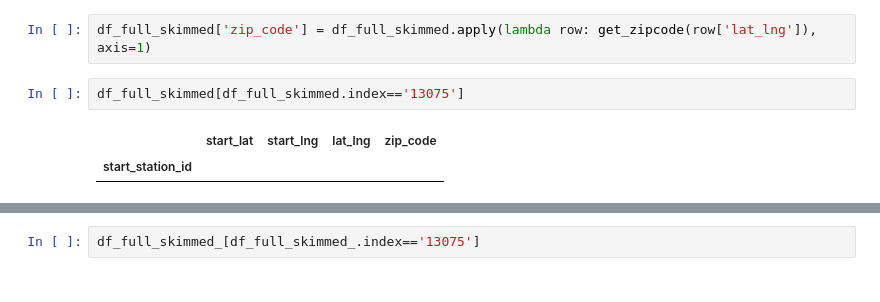
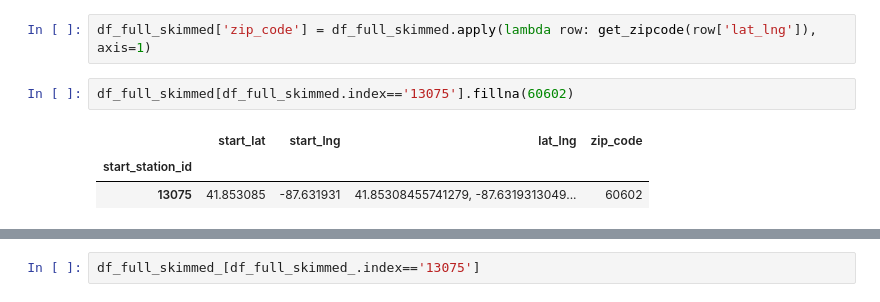
Before and after one commit to ramankhurana/ExtFormer, a Jupyter notebook: auxutils/DivvyDataPrepration.ipynb, the cells around one changed output, grey strips where cells are left out. Saved outputs shown, nothing was run; the diff lists cells and outputs as text.

```diff
--- a/auxutils/DivvyDataPrepration.ipynb
+++ b/auxutils/DivvyDataPrepration.ipynb
@@ -104,10 +104,11 @@ df_full_skimmed
 # %%
 df_full_skimmed['zip_code'] = df_full_skimmed.apply(lambda row: get_zipcode(row['lat_lng']), axis=1)
 # %%
-df_full_skimmed[df_full_skimmed.index=='13075']
+df_full_skimmed[df_full_skimmed.index=='13075'].fillna(60602)
 # %% [output]
 |  | start_lat | start_lng | lat_lng | zip_code |
 | start_station_id |  |  |  |  |
+| 13075 | 41.853085 | -87.631931 | 41.85308455741279, -87.6319313049... | 60602 |
 # %%
 df_full_skimmed
 # %% [output]
```
Also changed, not shown: parts of 13 cells of this notebook, 25 other files.
